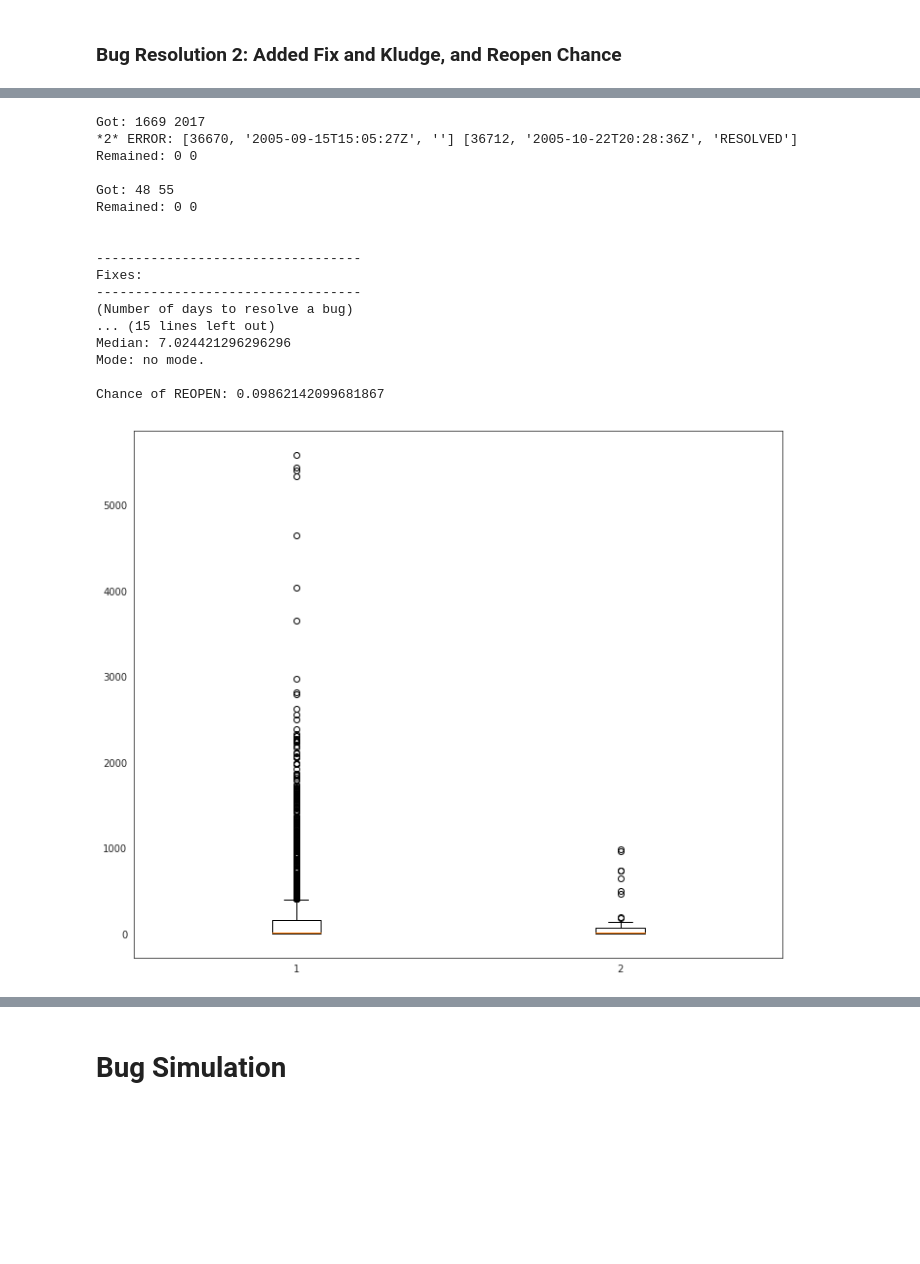
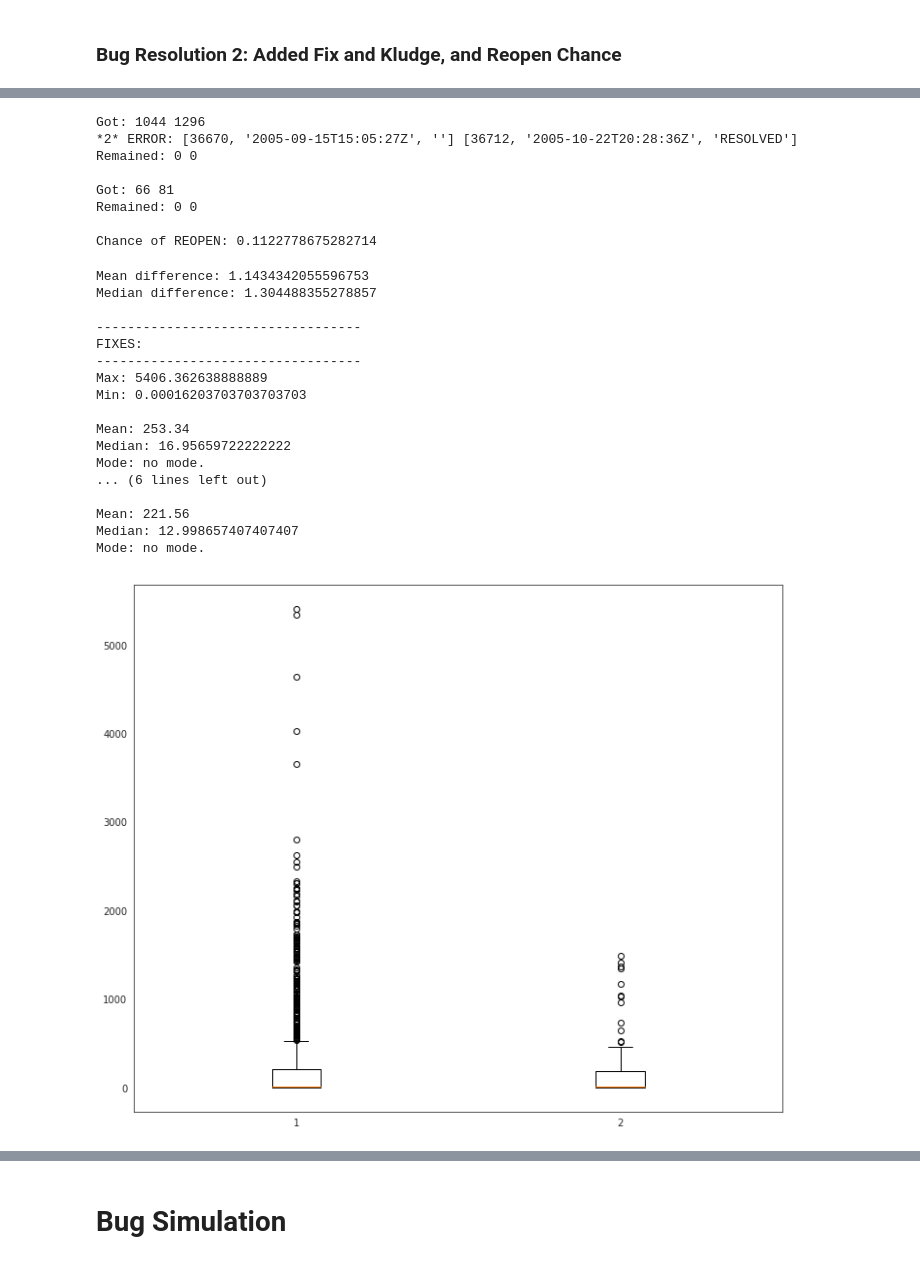
Before and after one commit to danikgan/COMP0138-Simulation, a Jupyter notebook: Simulation_Model.ipynb, the cells around one changed output, grey strips where cells are left out. Saved outputs shown, nothing was run; the diff lists cells and outputs as text; code cells hidden in the pictures; blank space fills up the shorter version.

```diff
--- a/Simulation_Model.ipynb
+++ b/Simulation_Model.ipynb
@@ -1008,18 +1025,18 @@ class ResolutionTime():
     self.new_res_time_fixes = self.remove_negative_values(res_time_fixes)
     self.new_res_time_kludges = self.remove_negative_values(res_time_kludges)
 
-    print("\n----------------------------------")
-    print("Fixes:")
-    print("----------------------------------")
-    self.show_res_time(self.new_res_time_fixes)
+#     print("\n----------------------------------")
+#     print("FIXES:")
+#     print("----------------------------------")
+#     self.show_res_time(self.new_res_time_fixes)
 
-    print("\n----------------------------------")
-    print("Kludges:")
-    print("----------------------------------")
-    self.show_res_time(self.new_res_time_kludges)
+#     print("\n----------------------------------")
+#     print("KLUDGES:")
+#     print("----------------------------------")
+#     self.show_res_time(self.new_res_time_kludges)
     self.global_resolution_time = global_resolution_time
 
-    print("\nChance of REOPEN:", self.chance_of_reopen)
+    print("Chance of REOPEN:", self.chance_of_reopen)
 #     print("\nChance of REOPEN FIX:", self.chance_of_reopen_f)
 #     print("Chance of REOPEN KLUDGE:", self.chance_of_reopen_k)
 
@@ -1046,27 +1063,11 @@ global_chance_of_reopen = res_time_per_fix_kludge.return_reopen_chance()
 # global_chance_of_reopen_f = res_time_per_fix_kludge.return_reopen_chance_f()
 # global_chance_of_reopen_k = res_time_per_fix_kludge.return_reopen_chance_k()
 # %% [output]
-Got: 1669 2017
+Got: 1044 1296
 *2* ERROR: [36670, '2005-09-15T15:05:27Z', ''] [36712, '2005-10-22T20:28:36Z', 'RESOLVED']
 Remained: 0 0
 
-Got: 48 55
+Got: 66 81
 Remained: 0 0
 
-
-----------------------------------
-Fixes:
-----------------------------------
-(Number of days to resolve a bug)
-... (15 lines left out)
-Median: 7.024421296296296
-Mode: no mode.
-
-Chance of REOPEN: 0.09862142099681867
+Chance of REOPEN: 0.1122778675282714
-# %%
-plt.figure(figsize=(12,10))
-data_to_plot = [global_fixes_periods, global_kludges_periods]
-plt.boxplot(data_to_plot)
-plt.show()
-# %% [output]
-[figure, removed]
@@ -1075 +1074,41 @@ plt.show()
+# %%
+#@title Plotting "Fix vs Fludge" resolution period
+
+print("Mean difference:", (statistics.mean(global_fixes_periods) / statistics.mean(global_kludges_periods)))
+print("Median difference:", (statistics.median(global_fixes_periods) / statistics.median(global_kludges_periods)))
+
+print("\n----------------------------------")
+print("FIXES:")
+print("----------------------------------")
+print_stats(global_fixes_periods)
+
+print("\n----------------------------------")
+print("KLUDGES:")
+print("----------------------------------")
+print_stats(global_kludges_periods)
+
+plt.figure(figsize=(12,10))
+data_to_plot = [global_fixes_periods, global_kludges_periods]
+plt.boxplot(data_to_plot)
+plt.savefig('SAVED/resolution_boxplot.png', dpi=250)
+plt.show()
+# %% [output]
+Mean difference: 1.1434342055596753
+Median difference: 1.304488355278857
+
+----------------------------------
+FIXES:
+----------------------------------
+Max: 5406.362638888889
+Min: 0.00016203703703703703
+
+Mean: 253.34
+Median: 16.95659722222222
+Mode: no mode.
+... (6 lines left out)
+
+Mean: 221.56
+Median: 12.998657407407407
+Mode: no mode.
+[figure, added]
 # %%
```
Also changed, not shown: parts of 33 cells of this notebook, 3 other files.
